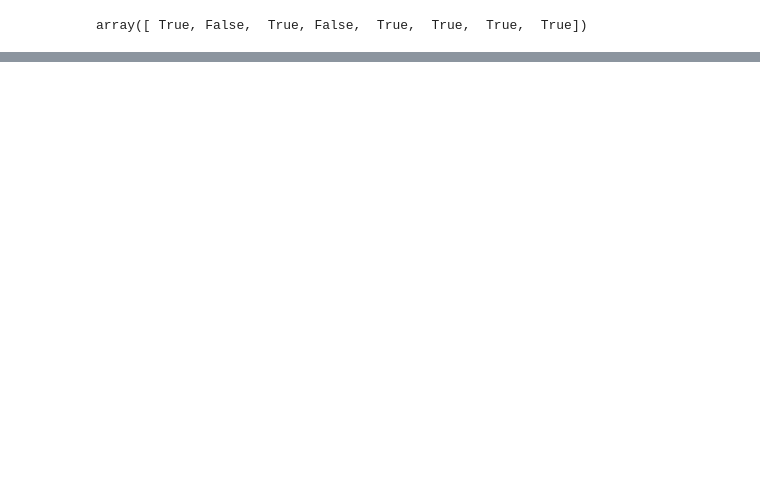
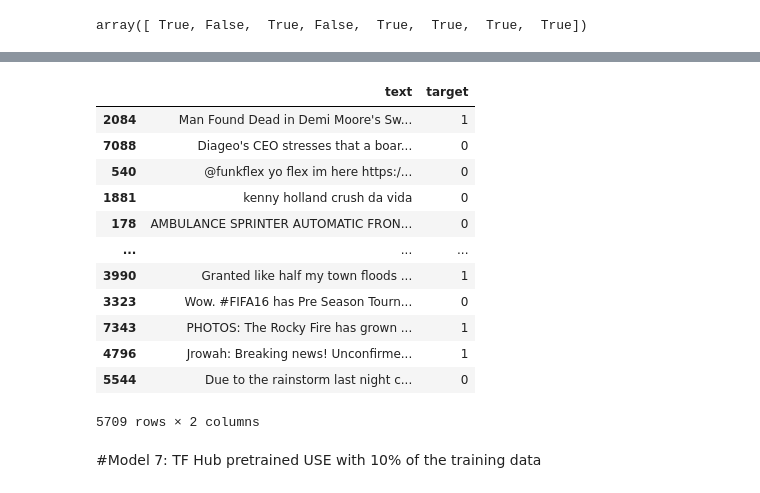
Before and after one commit to ngcheeyuan/Learner-s-Repo-for-Tensorflow, a Jupyter notebook: 08_nlp_with_tensorflow_pynb.ipynb, the cells around one changed output, grey strips where cells are left out. Cells and saved outputs as stored; diff of their text form; code cells hidden in the pictures; blank space fills up the shorter version.

```diff
--- a/08_nlp_with_tensorflow_pynb.ipynb
+++ b/08_nlp_with_tensorflow_pynb.ipynb
@@ -495,0 +913,18 @@ array([ True, False,  True, False,  True,  True,  True,  True])
+# %%
+df
+# %% [output]
+|  | text | target |
+| 2084 | Man Found Dead in Demi Moore's Sw... | 1 |
+| 7088 | Diageo's CEO stresses that a boar... | 0 |
+| 540 | @funkflex yo flex im here https:/... | 0 |
+| 1881 | kenny holland crush da vida | 0 |
+| 178 | AMBULANCE SPRINTER AUTOMATIC FRON... | 0 |
+| ... | ... | ... |
+| 3990 | Granted like half my town floods ... | 1 |
+| 3323 | Wow. #FIFA16 has Pre Season Tourn... | 0 |
+| 7343 | PHOTOS: The Rocky Fire has grown ... | 1 |
+| 4796 | Jrowah: Breaking news! Unconfirme... | 1 |
+| 5544 | Due to the rainstorm last night c... | 0 |
+5709 rows × 2 columns
+# %% [markdown]
+#Model 7: TF Hub pretrained USE with 10% of the training data
```
Also changed, not shown: parts of 129 cells of this notebook.
